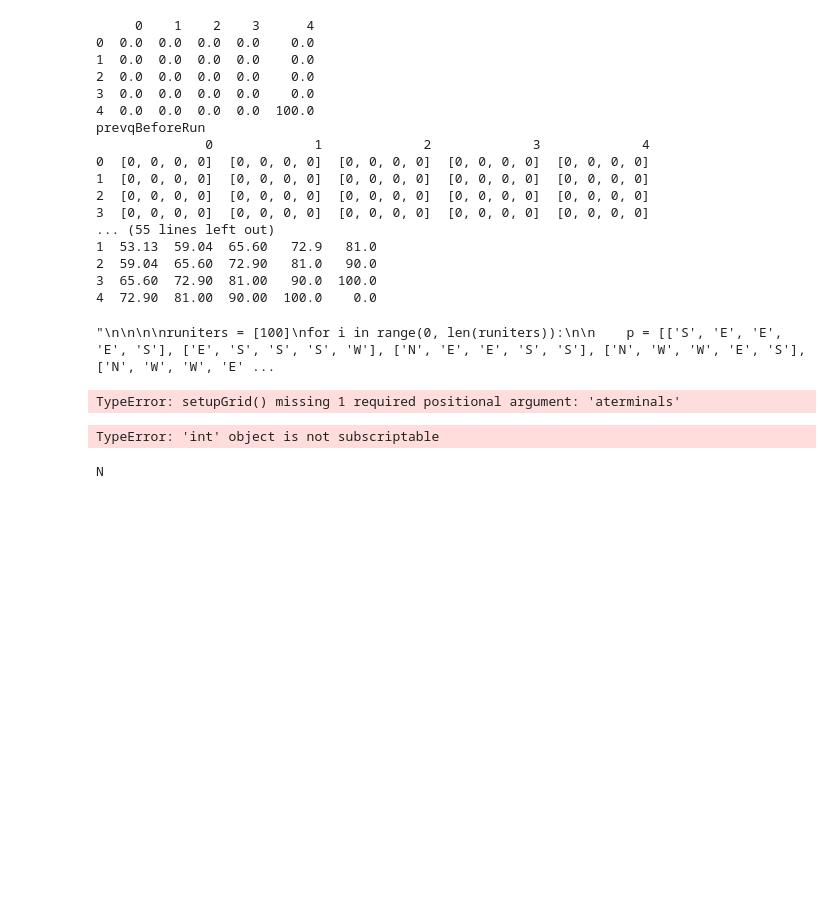
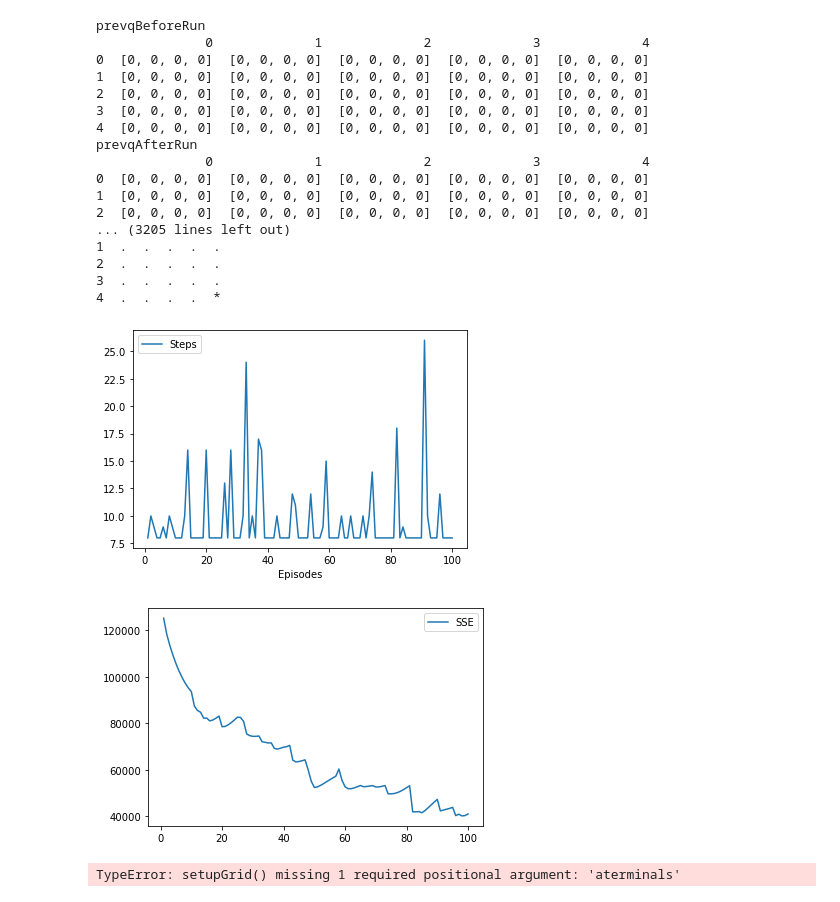
Before and after one commit to FreedomEclipse/GridWorld, a Jupyter notebook: gridworld.ipynb, the cells around one changed output. Saved outputs shown, nothing was run; the diff lists cells and outputs as text; code cells hidden in the pictures; blank space fills up the shorter version.

```diff
--- a/gridworld.ipynb
+++ b/gridworld.ipynb
@@ -655,63 +652,60 @@ qlearn = QLearn(0.9, 0.5, False)
 
 # Create V table
 player.v[4][4] = 100
-print(player.v)
-
+#print(player.v)
 
 itersTruth = [100, 200, 500, 1000]
 
 grid.determineQtruth(itersTruth, True)
 
-print("vtruth")
-print(grid.vtruth)
-'''
-
+#print("vtruth")
+#print(grid.vtruth)
 
 
 runiters = [100]
 for i in range(0, len(runiters)):
 
     p = [['S', 'E', 'E', 'E', 'S'], ['E', 'S', 'S', 'S', 'W'], ['N', 'E', 'E', 'S', 'S'], ['N', 'W', 'W', 'E', 'S'], ['N', 'W', 'W', 'E', 'N']]
     policy = pd.DataFrame(p)
     print(policy)
 
     player = Player(grid, [0, 0])
     player.policy = policy
     print(player.policy)
     charts = Charts(runiters[i])
 
     run(False, runiters[i], None, 0.1, False, 'td')
 
     print(grid.show_board)
 
     #player.detPolicyV()
 
-    print(player.policy)
+    #print(player.policy)
 
     plt.figure()
     g1 = sns.lineplot(data=charts.stepsGoal)
     plt.figure()
     g2 = sns.lineplot(data=charts.sse)
-'''
 # %% [output]
-     0    1    2    3      4
-0  0.0  0.0  0.0  0.0    0.0
-1  0.0  0.0  0.0  0.0    0.0
-2  0.0  0.0  0.0  0.0    0.0
-3  0.0  0.0  0.0  0.0    0.0
-4  0.0  0.0  0.0  0.0  100.0
 prevqBeforeRun
               0             1             2             3             4
 0  [0, 0, 0, 0]  [0, 0, 0, 0]  [0, 0, 0, 0]  [0, 0, 0, 0]  [0, 0, 0, 0]
 1  [0, 0, 0, 0]  [0, 0, 0, 0]  [0, 0, 0, 0]  [0, 0, 0, 0]  [0, 0, 0, 0]
 2  [0, 0, 0, 0]  [0, 0, 0, 0]  [0, 0, 0, 0]  [0, 0, 0, 0]  [0, 0, 0, 0]
 3  [0, 0, 0, 0]  [0, 0, 0, 0]  [0, 0, 0, 0]  [0, 0, 0, 0]  [0, 0, 0, 0]
-... (55 lines left out)
-1  53.13  59.04  65.60   72.9   81.0
-2  59.04  65.60  72.90   81.0   90.0
-3  65.60  72.90  81.00   90.0  100.0
-4  72.90  81.00  90.00  100.0    0.0
+4  [0, 0, 0, 0]  [0, 0, 0, 0]  [0, 0, 0, 0]  [0, 0, 0, 0]  [0, 0, 0, 0]
+prevqAfterRun
+              0             1             2             3             4
+0  [0, 0, 0, 0]  [0, 0, 0, 0]  [0, 0, 0, 0]  [0, 0, 0, 0]  [0, 0, 0, 0]
+1  [0, 0, 0, 0]  [0, 0, 0, 0]  [0, 0, 0, 0]  [0, 0, 0, 0]  [0, 0, 0, 0]
+2  [0, 0, 0, 0]  [0, 0, 0, 0]  [0, 0, 0, 0]  [0, 0, 0, 0]  [0, 0, 0, 0]
+... (3205 lines left out)
+1  .  .  .  .  .
+2  .  .  .  .  .
+3  .  .  .  .  .
+4  .  .  .  .  *
-"\n\n\n\nruniters = [100]\nfor i in range(0, len(runiters)):\n\n    p = [['S', 'E', 'E', 'E', 'S'], ['E', 'S', 'S', 'S', 'W'], ['N', 'E', 'E', 'S', 'S'], ['N', 'W', 'W', 'E', 'S'], ['N', 'W', 'W', 'E' ...
+[figure, added]
+[figure, added]
 # %%
 iters = [100, 500, 700, 1000, 5000]
 for i in range(0, len(iters)):
@@ -760,35 +754,3 @@ for i in range(0, len(iters)):
     #sns.lineplot(data=charts.stepsGoal)
 # %% [output]
 TypeError: setupGrid() missing 1 required positional argument: 'aterminals'
-# %%
-aRewards = [[2, 2, 100]]
-
-iters = 100
-grid = setupGrid(3, 2, aRewards)
-player = Player(grid, [0, 0])
-# parameters: gamma, learning rate, deterministic?
-qlearn = QLearn(0.9, 0.5, False)
-charts = Charts(iters[i])
-
-#print(player.curr_state)
-#print(grid.show_board)
-
-# parameters: predefined?, iterations, path (None if none)
-run(False, iters, None)
-print(player.qtable)
-print(grid.show_board)
-
-player.detPolicyV()
-print(player.policy)
-print(player.v)
-
-
-print(charts.stepsGoal)
-
-sns.lineplot(data=charts.stepsGoal)
-# %% [output]
-TypeError: 'int' object is not subscriptable
-# %%
-print(player.policy[player.curr_state[0]][player.curr_state[1]])
-# %% [output]
-N
```
Also changed, not shown: parts of 11 cells of this notebook.
